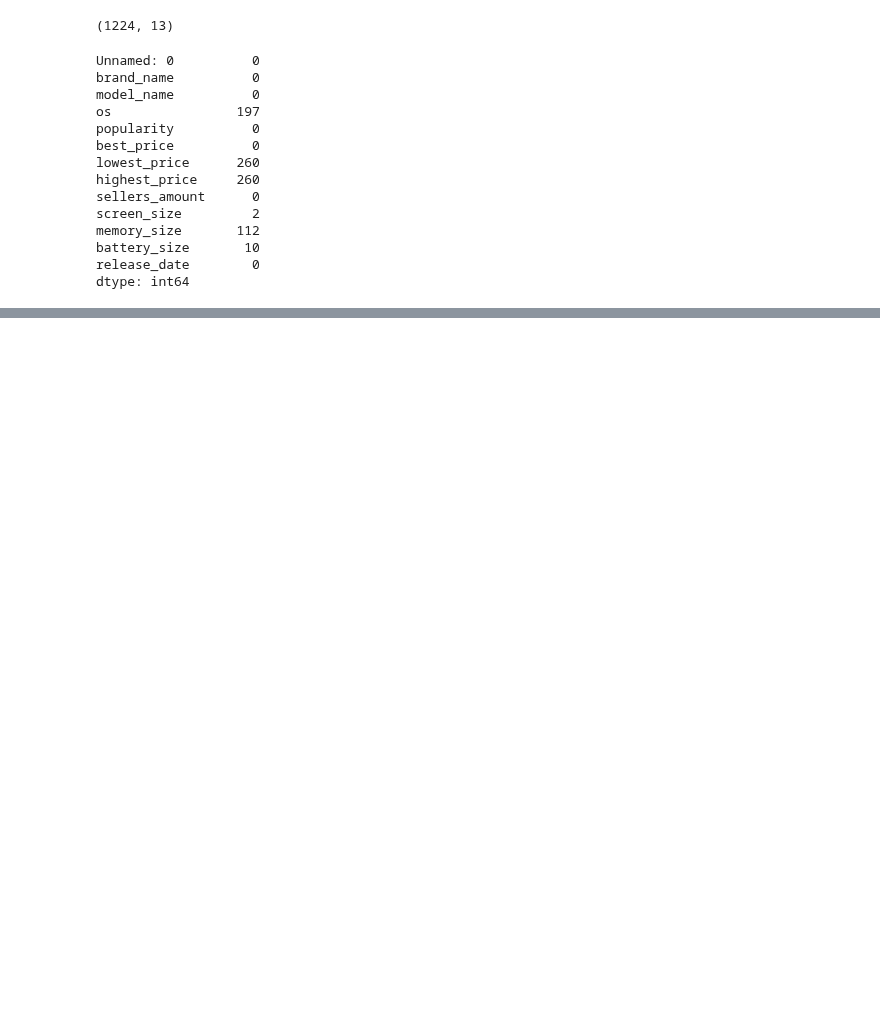
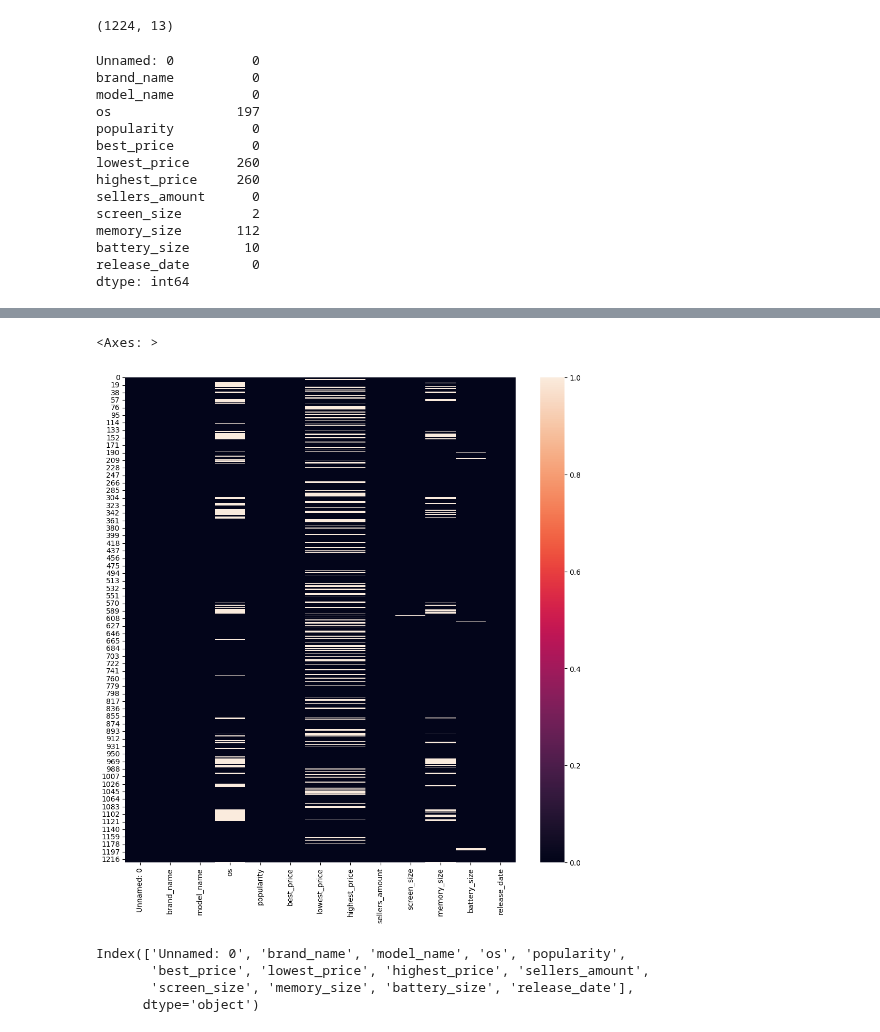
Before and after one commit to KedarDamale/Data-Science, a Jupyter notebook: Data-science/3.Data-pre-processing.ipynb, the cells around one changed output, grey strips where cells are left out. Saved outputs shown, nothing was run; the diff lists cells and outputs as text; code cells hidden in the pictures; blank space fills up the shorter version.

```diff
--- a/Data-science/3.Data-pre-processing.ipynb
+++ b/Data-science/3.Data-pre-processing.ipynb
@@ -216,0 +269,15 @@ dtype: int64
+# %%
+#creating heatmap of null values
+
+plt.figure(figsize=(12,12))
+sns.heatmap(df.isnull())
+# %% [output]
+<Axes: >
+[figure, added]
+# %%
+df.columns #lists columns of the dataset
+# %% [output]
+Index(['Unnamed: 0', 'brand_name', 'model_name', 'os', 'popularity',
+       'best_price', 'lowest_price', 'highest_price', 'sellers_amount',
+       'screen_size', 'memory_size', 'battery_size', 'release_date'],
+      dtype='object')
```
Also changed, not shown: parts of 51 cells of this notebook, 2 other files.
